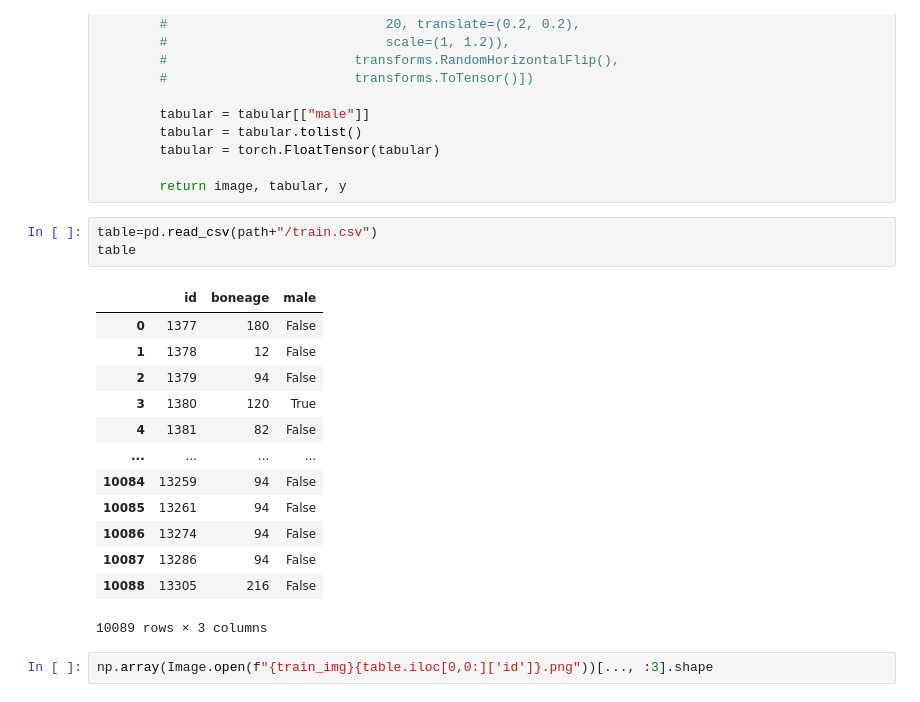
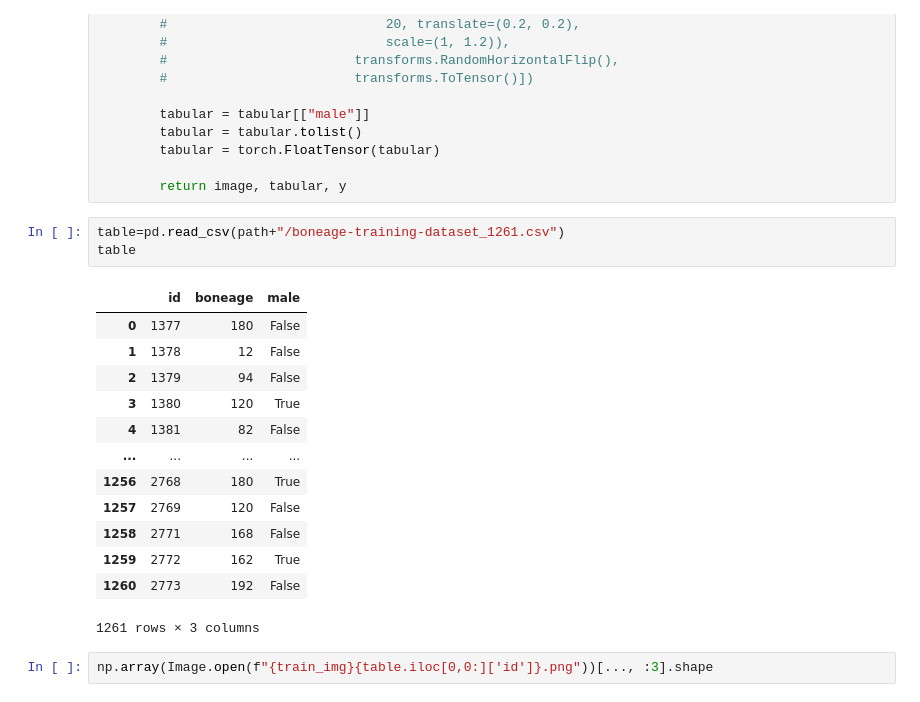
Before and after one commit to kittimaxz/Project_BoneAge, a Jupyter notebook: lightning.ipynb, the cells around one changed output. Saved outputs shown, nothing was run; the diff lists cells and outputs as text.

```diff
--- a/lightning.ipynb
+++ b/lightning.ipynb
@@ -239,22 +241,22 @@ class ImageDataset(Dataset):
 
         return image, tabular, y
 # %%
-table=pd.read_csv(path+"/train.csv")
+table=pd.read_csv(path+"/boneage-training-dataset_1261.csv")
 table
 # %% [output]
 |  | id | boneage | male |
 | 0 | 1377 | 180 | False |
 | 1 | 1378 | 12 | False |
 | 2 | 1379 | 94 | False |
 | 3 | 1380 | 120 | True |
 | 4 | 1381 | 82 | False |
 | ... | ... | ... | ... |
-| 10084 | 13259 | 94 | False |
-| 10085 | 13261 | 94 | False |
-| 10086 | 13274 | 94 | False |
-| 10087 | 13286 | 94 | False |
-| 10088 | 13305 | 216 | False |
+| 1256 | 2768 | 180 | True |
+| 1257 | 2769 | 120 | False |
+| 1258 | 2771 | 168 | False |
+| 1259 | 2772 | 162 | True |
+| 1260 | 2773 | 192 | False |
-10089 rows × 3 columns
+1261 rows × 3 columns
 # %%
 np.array(Image.open(f"{train_img}{table.iloc[0,0:]['id']}.png"))[..., :3].shape
 # %% [output]
```
Also changed, not shown: parts of 21 cells of this notebook.
